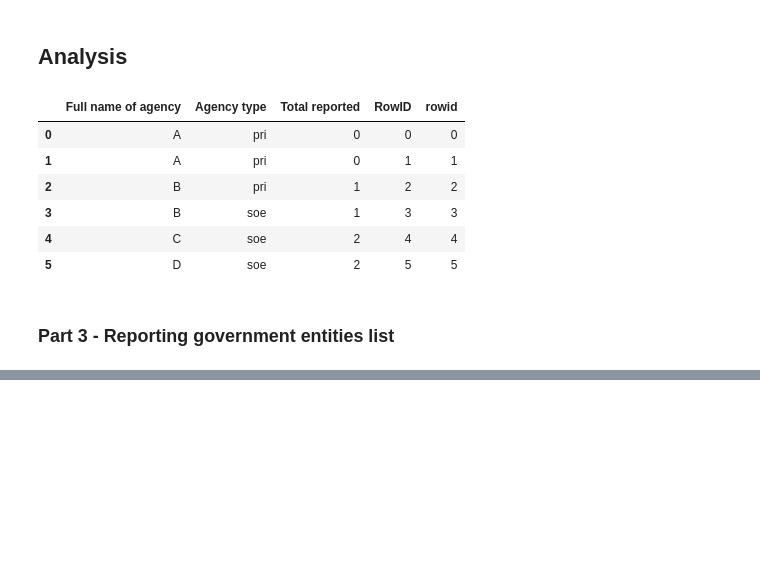
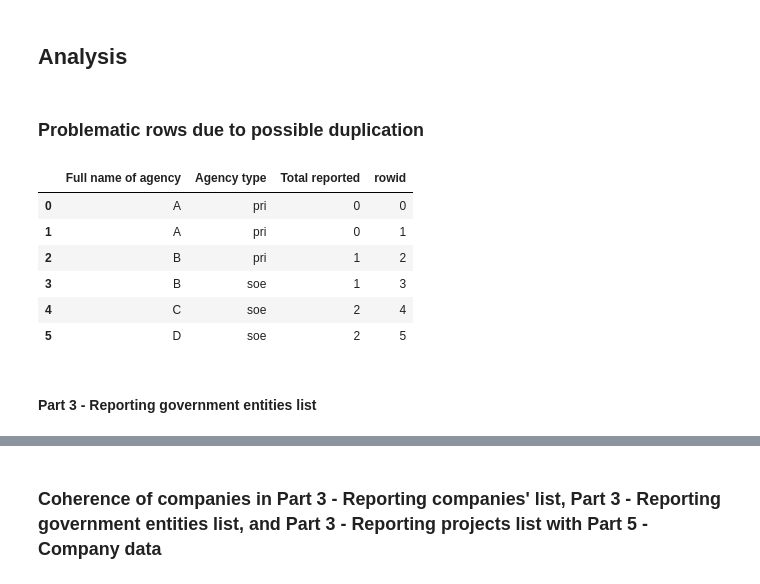
Before and after one commit to civicliteracies/EITI_SDT_data_verification_and_validation, a Jupyter notebook: 02 - Duplication and coherence.ipynb, the cells around one changed output, grey strips where cells are left out. Saved outputs shown, nothing was run; the diff lists cells and outputs as text; code cells hidden in the pictures; blank space fills up the shorter version.

Commit message:
update duplication and coherence notebook

```diff
--- a/02 - Duplication and coherence.ipynb
+++ b/02 - Duplication and coherence.ipynb
@@ -19,6 +19,8 @@ This notebook is for checking duplicates in the data and coherence. Particularly
 ## Findings
 # %% [markdown]
 ## Analysis
+# %% [markdown]
+### Problematic rows due to possible duplication
 # %%
 # import libraries and data
 
@@ -175,25 +177,24 @@ def get_problematic_rows(df, columns, min_cols_diff):
 # %%
 # SAMPLE TEST
 sample = pd.DataFrame({
     "Full name of agency": ["A", "A", "B", "B", "C", "D", "E"],
     "Agency type": ["pri", "pri", "pri", "soe", "soe", "soe", "soe"],
-    "Total reported": [0, 0, 1, 1, 2, 2, 5],
-    "RowID": [0, 1, 2, 3, 4, 5, 6]
+    "Total reported": [0, 0, 1, 1, 2, 2, 5]
 })
 
 columns = ["Full name of agency", "Agency type", "Total reported"]
 
 get_problematic_rows(sample, columns, 2)
 # %% [output]
-|  | Full name of agency | Agency type | Total reported | RowID | rowid |
-| 0 | A | pri | 0 | 0 | 0 |
-| 1 | A | pri | 0 | 1 | 1 |
-| 2 | B | pri | 1 | 2 | 2 |
-| 3 | B | soe | 1 | 3 | 3 |
-| 4 | C | soe | 2 | 4 | 4 |
-| 5 | D | soe | 2 | 5 | 5 |
+|  | Full name of agency | Agency type | Total reported | rowid |
+| 0 | A | pri | 0 | 0 |
+| 1 | A | pri | 0 | 1 |
+| 2 | B | pri | 1 | 2 |
+| 3 | B | soe | 1 | 3 |
+| 4 | C | soe | 2 | 4 |
+| 5 | D | soe | 2 | 5 |
 # %% [markdown]
-### Part 3 - Reporting government entities list
+#### Part 3 - Reporting government entities list
 # %%
 columns = ["Full name of agency", "Agency type", "Total reported"]
 
@@ -212,3 +213,5 @@ get_problematic_rows(df_part_3b, columns, 2)
 | 495 | Togolaise des Eaux (TdE) | Central government | NaN | NaN | Togo | TGO | 2018.0 | ... |
 | 497 | Communes et préfectures des local... | Local government | NaN | NaN | Togo | TGO | 2018.0 | ... |
 378 rows × 10 columns
+# %% [markdown]
+### Coherence of companies in Part 3 - Reporting companies' list, Part 3 - Reporting government entities list, and Part 3 - Reporting projects list with Part 5 - Company data
```
Also changed, not shown: parts of 14 cells of this notebook.
